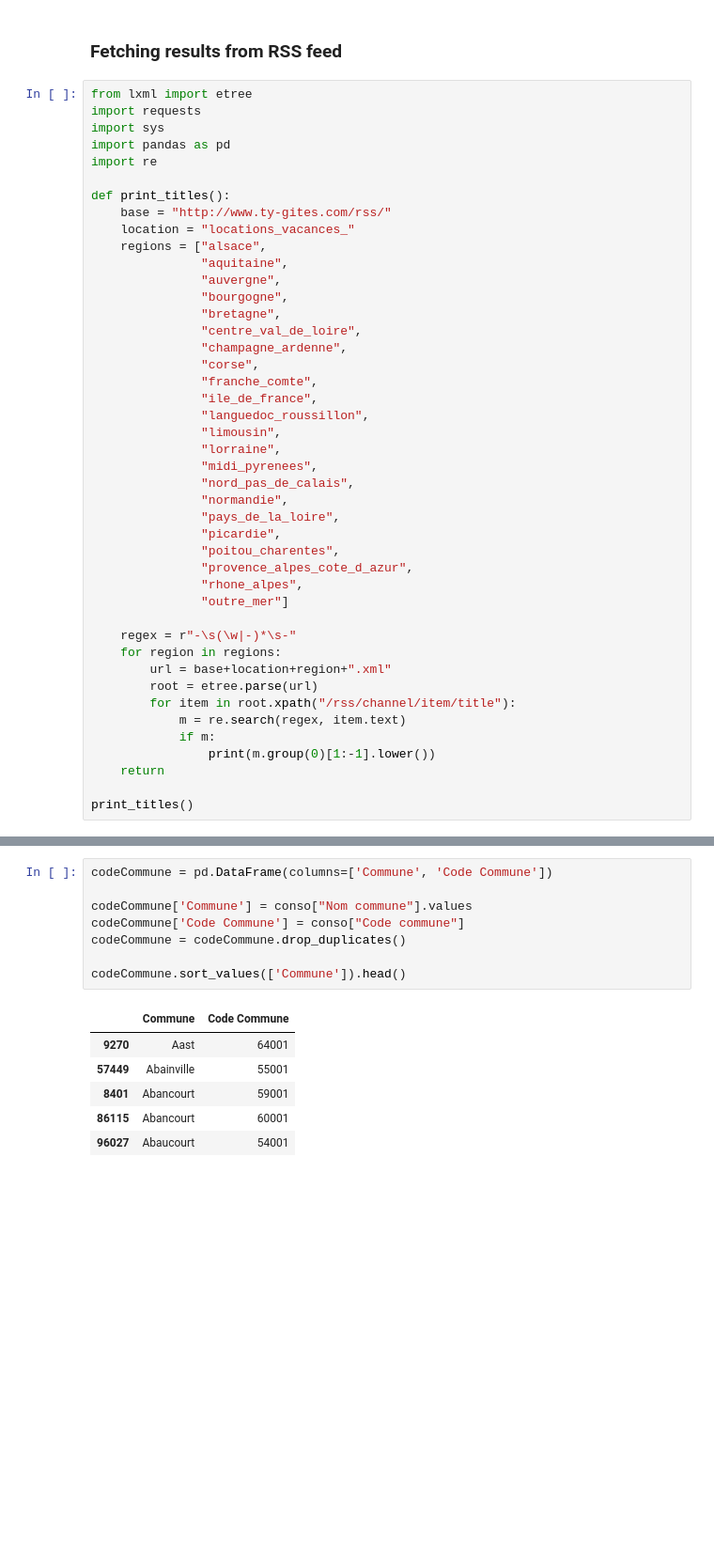
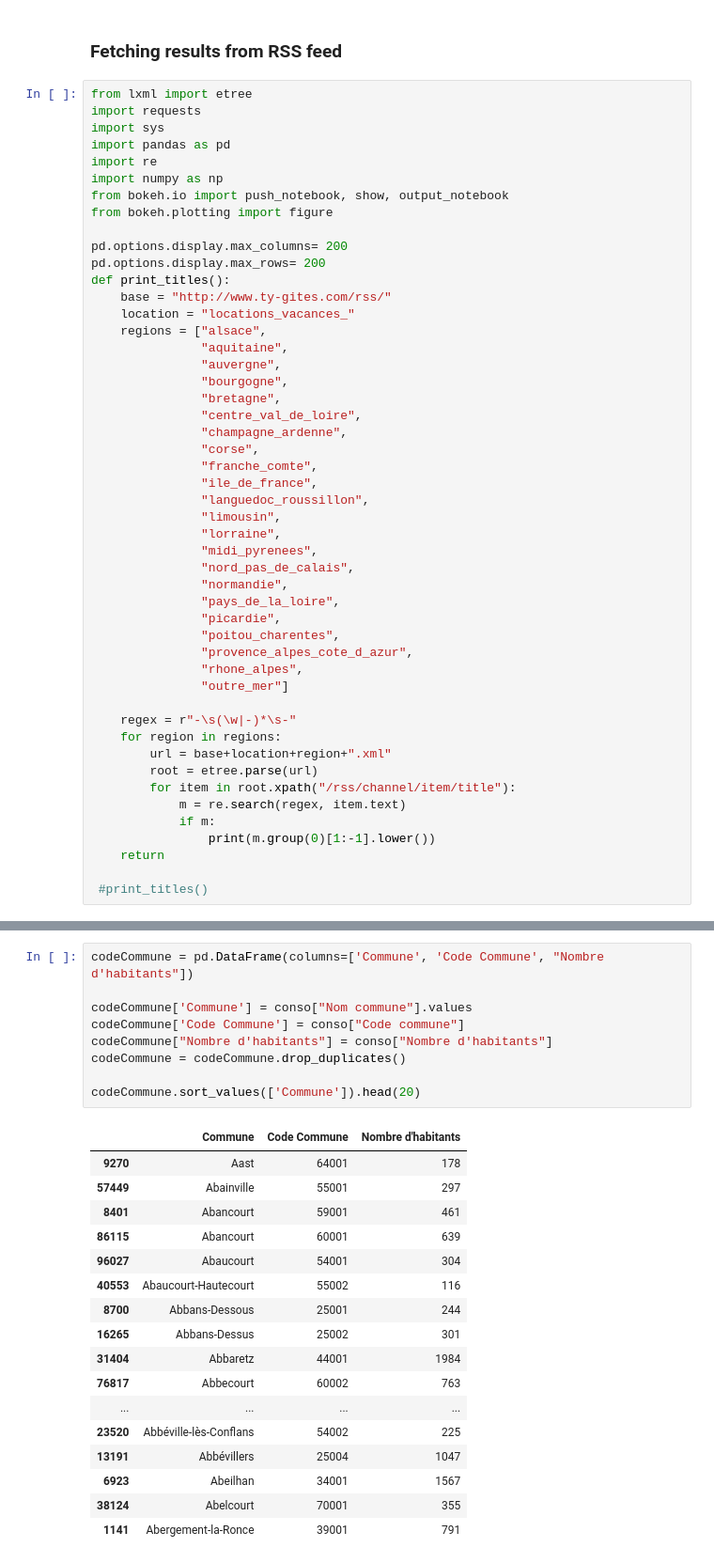
Before and after one commit to enzobes/house-rental-py, a Jupyter notebook: House-Rental.ipynb, the cells around one changed output, grey strips where cells are left out. Shown at 94% size. Cells and saved outputs as stored; diff of their text form; blank space fills up the shorter version.

Commit message:
formating data + bokeh integration

```diff
--- a/House-Rental.ipynb
+++ b/House-Rental.ipynb
@@ -26,7 +26,12 @@ import requests
 import sys
 import pandas as pd
 import re
+import numpy as np
+from bokeh.io import push_notebook, show, output_notebook
+from bokeh.plotting import figure
 
+pd.options.display.max_columns= 200
+pd.options.display.max_rows= 200
 def print_titles():
     base = "http://www.ty-gites.com/rss/"
     location = "locations_vacances_"
@@ -63,4 +68,4 @@ def print_titles():
                 print(m.group(0)[1:-1].lower())
     return
 
-print_titles()
+ #print_titles()
@@ -100,15 +88,27 @@ conso.size = (201963, 43)
 # %%
-codeCommune = pd.DataFrame(columns=['Commune', 'Code Commune'])
+codeCommune = pd.DataFrame(columns=['Commune', 'Code Commune', "Nombre d'habitants"])
 
 codeCommune['Commune'] = conso["Nom commune"].values
 codeCommune['Code Commune'] = conso["Code commune"]
+codeCommune["Nombre d'habitants"] = conso["Nombre d'habitants"]
 codeCommune = codeCommune.drop_duplicates()
 
-codeCommune.sort_values(['Commune']).head()
+codeCommune.sort_values(['Commune']).head(20)
 # %% [output]
-|  | Commune | Code Commune |
-| 9270 | Aast | 64001 |
-| 57449 | Abainville | 55001 |
-| 8401 | Abancourt | 59001 |
-| 86115 | Abancourt | 60001 |
-| 96027 | Abaucourt | 54001 |
+|  | Commune | Code Commune | Nombre d'habitants |
+| 9270 | Aast | 64001 | 178 |
+| 57449 | Abainville | 55001 | 297 |
+| 8401 | Abancourt | 59001 | 461 |
+| 86115 | Abancourt | 60001 | 639 |
+| 96027 | Abaucourt | 54001 | 304 |
+| 40553 | Abaucourt-Hautecourt | 55002 | 116 |
+| 8700 | Abbans-Dessous | 25001 | 244 |
+| 16265 | Abbans-Dessus | 25002 | 301 |
+| 31404 | Abbaretz | 44001 | 1984 |
+| 76817 | Abbecourt | 60002 | 763 |
+| ... | ... | ... | ... |
+| 23520 | Abbéville-lès-Conflans | 54002 | 225 |
+| 13191 | Abbévillers | 25004 | 1047 |
+| 6923 | Abeilhan | 34001 | 1567 |
+| 38124 | Abelcourt | 70001 | 355 |
+| 1141 | Abergement-la-Ronce | 39001 | 791 |
```
Also changed, not shown: parts of 8 cells of this notebook, 2 other files.
